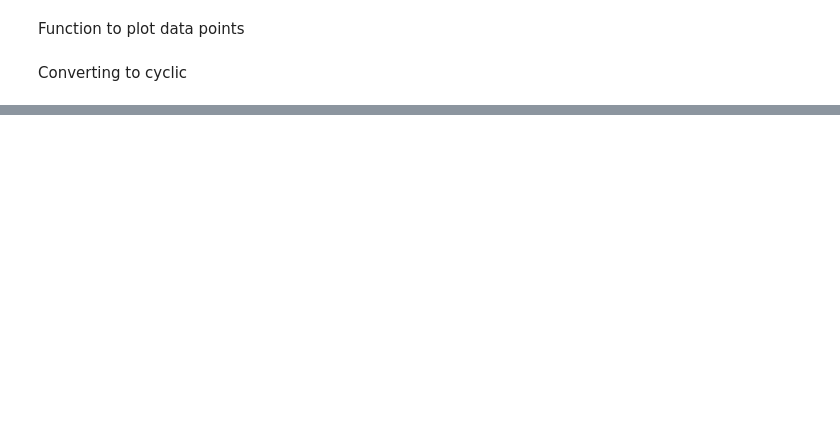
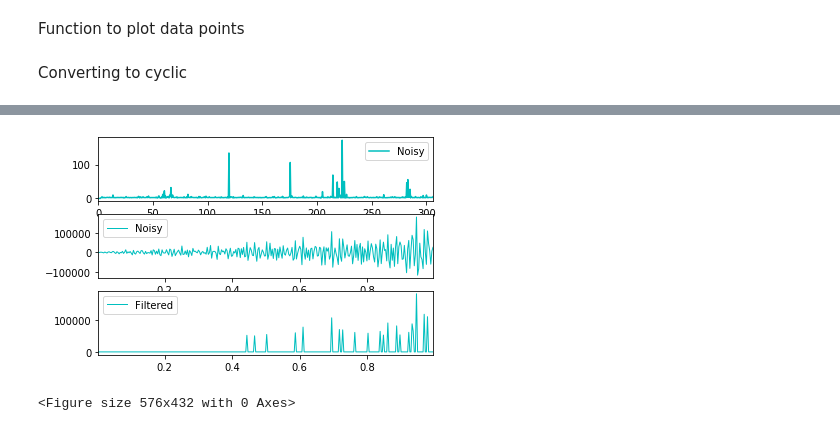
Before and after one commit to Ketaki1806/Mahindra-Internship, a Jupyter notebook: New cyclic.ipynb, the cells around one changed output, grey strips where cells are left out. Cells and saved outputs as stored; diff of their text form; code cells hidden in the pictures; blank space fills up the shorter version.

```diff
--- a/New cyclic.ipynb
+++ b/New cyclic.ipynb
@@ -165,0 +218,33 @@ print(no_of_plots)
+# %%
+dt = 0.5
+n = len(t)
+fhat = np.fft.fft(cycle_one,n) # fhat -> fourier coeff complex values(magn & phase)
+PSD = fhat * np.arange(n) #power spectral density..finding magn of vectors
+freq = (1/(dt * n)) * np.arange(n)
+L = np.arange(1, np.floor(n/2), dtype = 'int')
+# %%
+indices = PSD > 50000
+PSDclean = PSD * indices
+fhat = indices * fhat
+ffilt = np.fft.ifft(fhat)
+
+fig,axs = plt.subplots(3,1)
+fig = plt.figure(figsize=(8,6))
+plt.sca(axs[0])
+plt.plot(t, cycle_one, color = 'c', LineWidth = 1.5, label = 'Noisy')
+plt.xlim(t[0], t[-1])
+plt.legend()
+
+plt.sca(axs[1])
+plt.plot(freq[L], PSD[L], color = 'c', LineWidth = 1, label = 'Noisy')
+plt.xlim(freq[L[0]], freq[L[-1]])
+plt.legend()
+
+plt.sca(axs[2])
+plt.plot(freq[L], PSDclean[L], color = 'c', LineWidth = 1, label = 'Filtered')
+plt.xlim(freq[L[0]], freq[L[-1]])
+plt.legend()
+plt.show()
+# %% [output]
+[figure, added]
+<Figure size 576x432 with 0 Axes>
```
Also changed, not shown: parts of 10 cells of this notebook, 23 other files.
